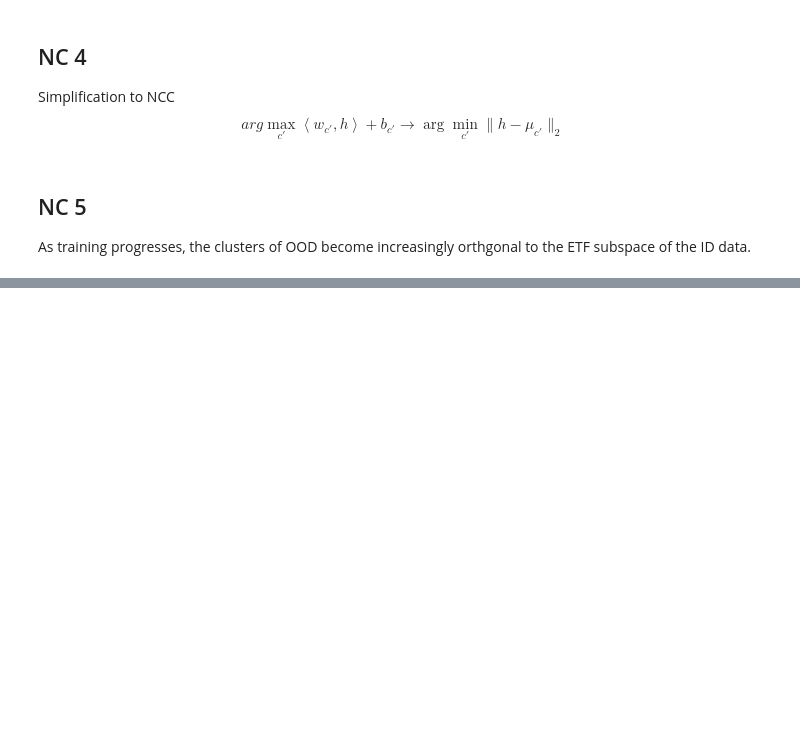
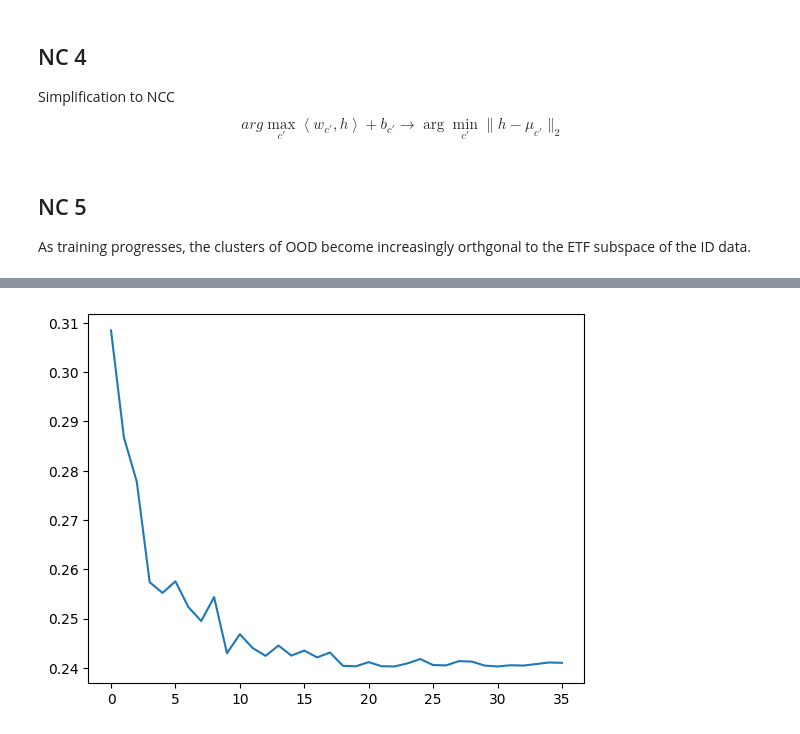
Before and after one commit to faresboudelaa/CSC_5IA23_TA_Project, a Jupyter notebook: NC.ipynb, the cells around one changed output, grey strips where cells are left out. Cells and saved outputs as stored; diff of their text form; code cells hidden in the pictures; blank space fills up the shorter version.

```diff
--- a/NC.ipynb
+++ b/NC.ipynb
@@ -279,0 +253,5 @@ print(vals_4)
+# %%
+plt.plot(fig3)
+plt.show()
+# %% [output]
+[figure, added]
```
Also changed, not shown: parts of 26 cells of this notebook.
